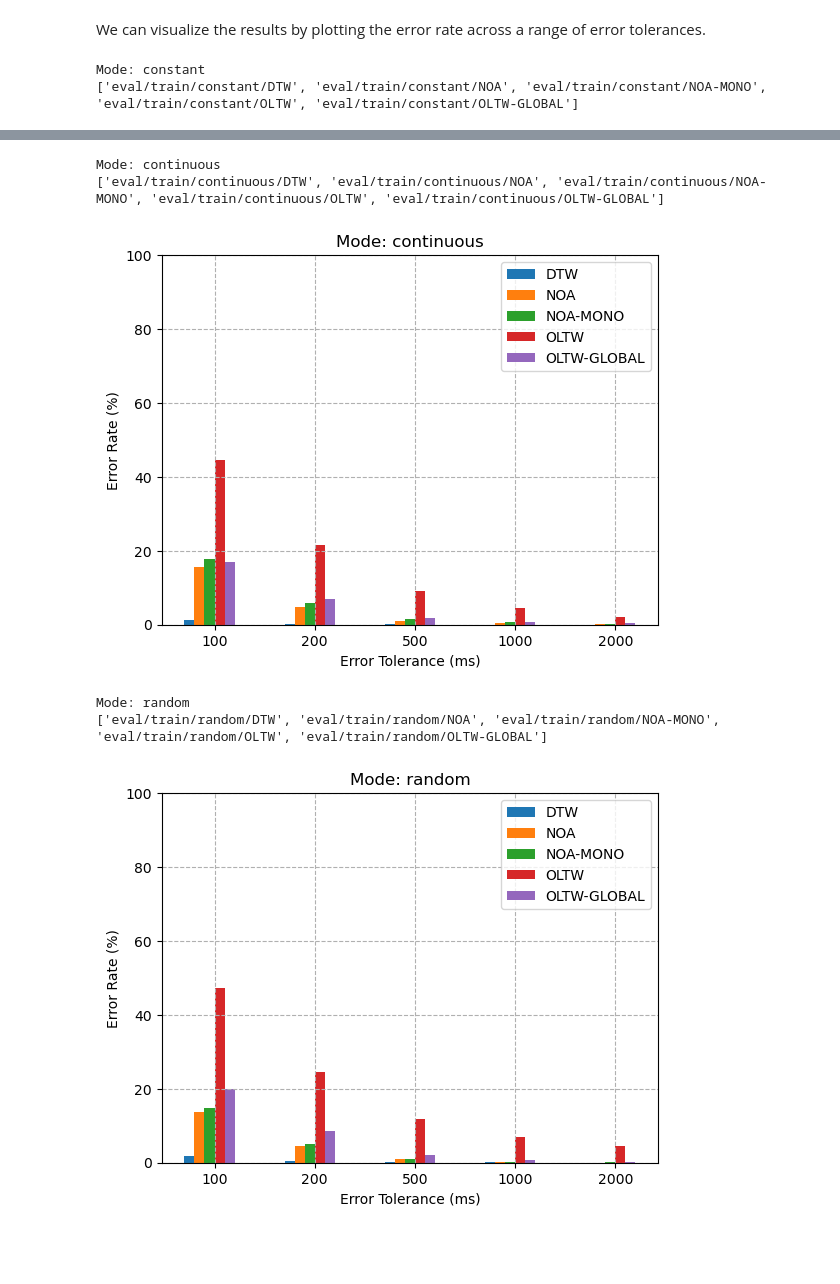
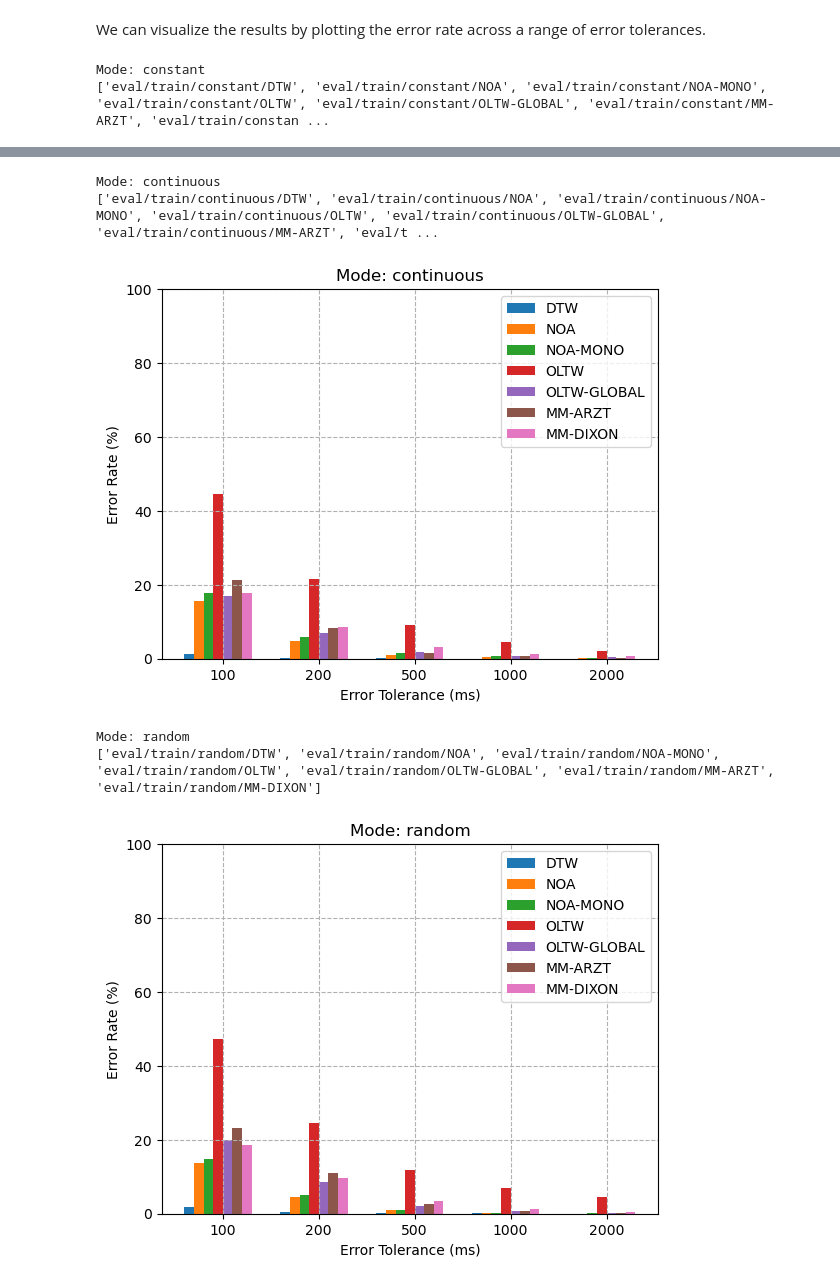
Before and after one commit to HMC-MIR/PianoConcertoAccompaniment, a Jupyter notebook: 03_Evaluate.ipynb, the cells around one changed output, grey strips where cells are left out. Saved outputs shown, nothing was run; the diff lists cells and outputs as text; code cells hidden in the pictures; blank space fills up the shorter version.

```diff
--- a/03_Evaluate.ipynb
+++ b/03_Evaluate.ipynb
@@ -28,7 +28,7 @@ First we calculate the alignment errors of a given system on all evaluated measu
 - `piece_filter='rach'` to evaluate only Rachmaninov pieces
 - Leave `piece_filter=None` (default) to evaluate all pieces
 # %%
-systems = ['DTW','NOA', 'NOA-MONO', 'OLTW', 'OLTW-GLOBAL']
+systems = ['DTW','NOA', 'NOA-MONO', 'OLTW',  'OLTW-GLOBAL', 'MM-ARZT', 'MM-DIXON']
 modes = ['constant', 'continuous','random']
 # %%
 for mode_idx in range(len(modes)):
@@ -136,11 +136,15 @@ def plotErrorVsTolerance(eval_dirs, maxTol, savefile = None, style='bar', tols=N
 systems_to_compare = systems
 tols = [100,200,500, 1000, 2000]
 bar_tols = [100,200,500, 1000, 2000 ]
+errRates_by_mode = {}
 for mode_type in modes:
     eval_dirs = [f'eval/train/{mode_type}/{s}' for s in systems_to_compare]
     print(f"Mode: {mode_type}")
     print(eval_dirs)
     errRates_list, tols = plotErrorVsTolerance(eval_dirs, maxTol = 1000,tols = tols, bar_tols = bar_tols, mode=mode_type)
+    # eval dirs without an errs.pkl are skipped by plotErrorVsTolerance, so only keep the systems it returned
+    plotted = [s for s, eval_dir in zip(systems_to_compare, eval_dirs) if os.path.isfile(f'{eval_dir}/errs.pkl')]
+    errRates_by_mode[mode_type] = dict(zip(plotted, errRates_list))
 # %% [output]
 Mode: constant
-['eval/train/constant/DTW', 'eval/train/constant/NOA', 'eval/train/constant/NOA-MONO', 'eval/train/constant/OLTW', 'eval/train/constant/OLTW-GLOBAL']
+['eval/train/constant/DTW', 'eval/train/constant/NOA', 'eval/train/constant/NOA-MONO', 'eval/train/constant/OLTW', 'eval/train/constant/OLTW-GLOBAL', 'eval/train/constant/MM-ARZT', 'eval/train/constan ...
@@ -148,6 +152,6 @@ Mode: constant
 Mode: continuous
-['eval/train/continuous/DTW', 'eval/train/continuous/NOA', 'eval/train/continuous/NOA-MONO', 'eval/train/continuous/OLTW', 'eval/train/continuous/OLTW-GLOBAL']
+['eval/train/continuous/DTW', 'eval/train/continuous/NOA', 'eval/train/continuous/NOA-MONO', 'eval/train/continuous/OLTW', 'eval/train/continuous/OLTW-GLOBAL', 'eval/train/continuous/MM-ARZT', 'eval/t ...
-[figure, old version]
+[figure, new version]
 Mode: random
-['eval/train/random/DTW', 'eval/train/random/NOA', 'eval/train/random/NOA-MONO', 'eval/train/random/OLTW', 'eval/train/random/OLTW-GLOBAL']
+['eval/train/random/DTW', 'eval/train/random/NOA', 'eval/train/random/NOA-MONO', 'eval/train/random/OLTW', 'eval/train/random/OLTW-GLOBAL', 'eval/train/random/MM-ARZT', 'eval/train/random/MM-DIXON']
-[figure, old version]
+[figure, new version]
```
Also changed, not shown: parts of 4 cells of this notebook, 1 other file.
